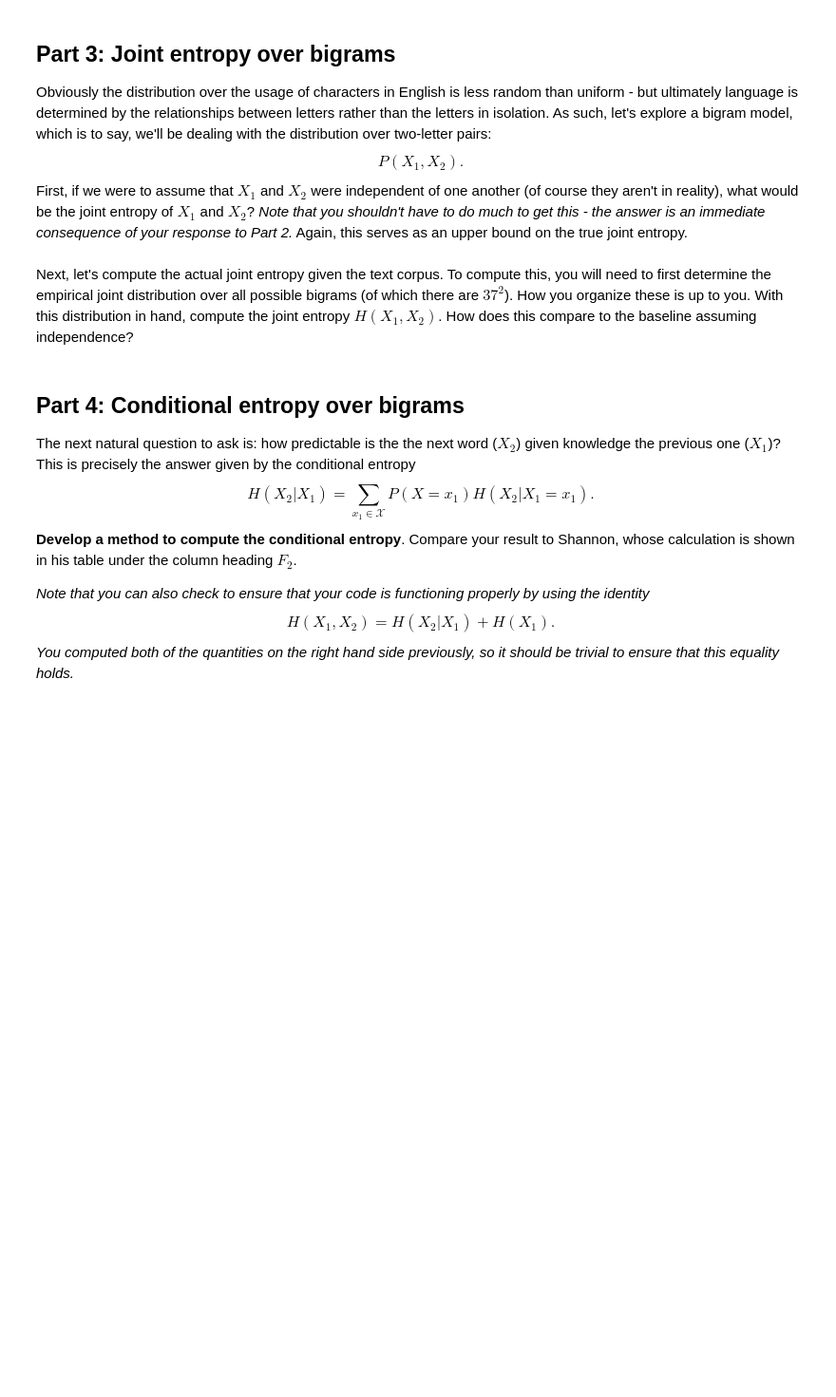
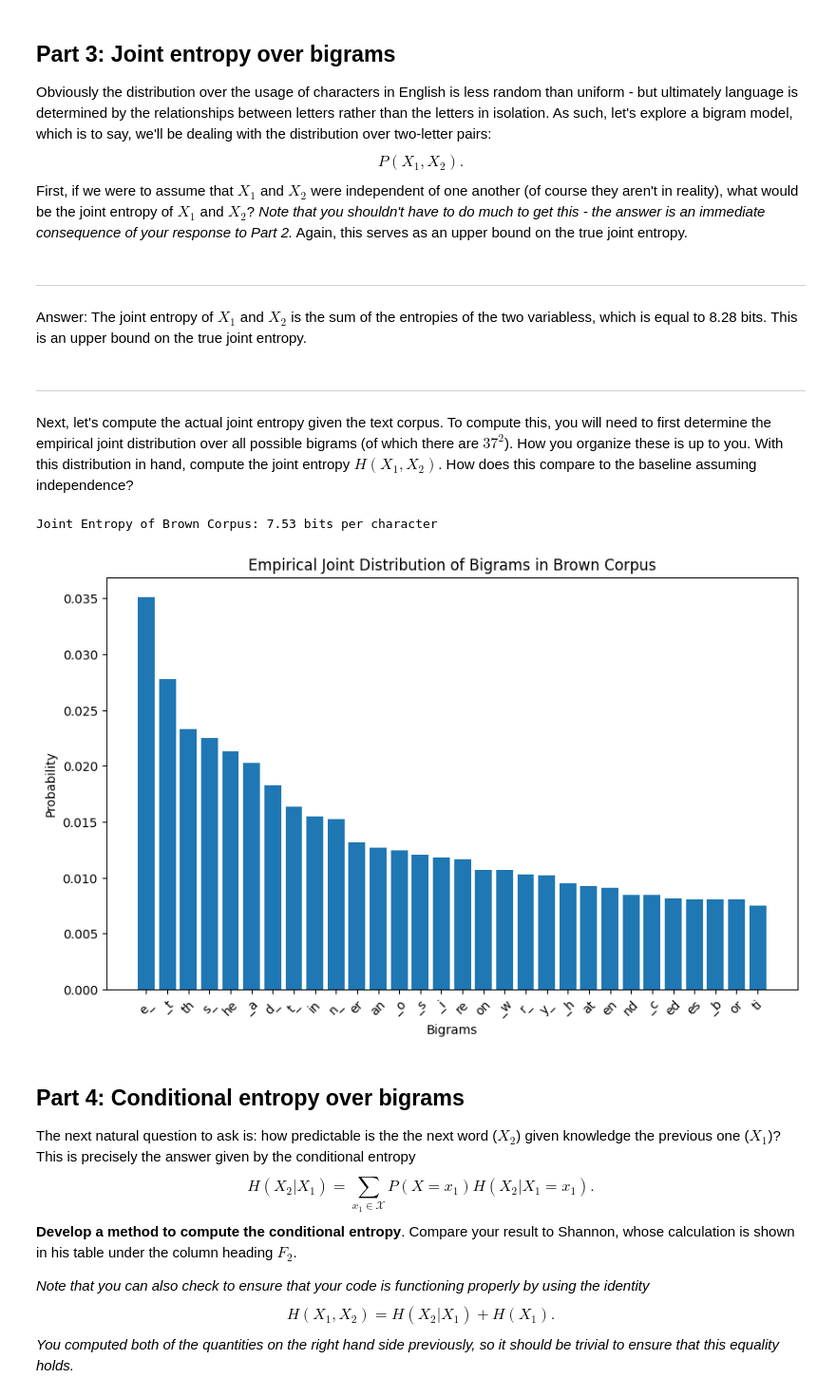
Before and after one commit to cake-dev/InfoRandoClass, a Jupyter notebook: entropy/comp_a_3.ipynb, the cells around one changed output. Shown at 95% size. Cells and saved outputs as stored; diff of their text form; code cells hidden in the pictures; blank space fills up the shorter version.

```diff
--- a/entropy/comp_a_3.ipynb
+++ b/entropy/comp_a_3.ipynb
@@ -38,8 +100,59 @@ Claude Shannon also computed this number (for a different corpus) and published
 Obviously the distribution over the usage of characters in English is less random than uniform - but ultimately language is determined by the relationships between letters rather than the letters in isolation.  As such, let's explore a bigram model, which is to say, we'll be dealing with the distribution over two-letter pairs:
 $$P(X_1,X_2).$$
 First, if we were to assume that $X_1$ and $X_2$ were independent of one another (of course they aren't in reality), what would be the joint entropy of $X_1$ and $X_2$? *Note that you shouldn't have to do much to get this - the answer is an immediate consequence of your response to Part 2.* Again, this serves as an upper bound on the true joint entropy.
+# %% [markdown]
+---
+Answer: The joint entropy of $X_1$ and $X_2$ is the sum of the entropies of the two variabless, which is equal to 8.28 bits.  This is an upper bound on the true joint entropy.
+# %% [markdown]
+---
 # %% [markdown]
 Next, let's compute the actual joint entropy given the text corpus.  To compute this, you will need to first determine the empirical joint distribution over all possible bigrams (of which there are $37^2$).  How you organize these is up to you.  With this distribution in hand, compute the joint entropy $H(X_1,X_2)$.  How does this compare to the baseline assuming independence?
+# %%
+def compute_empirical_joint_distribution(text):
+    # count the occurrences of each bigram
+    bigram_counts = {}
+    for i in range(len(text) - 1):
+        bigram = text[i:i + 2]
+        if len(bigram) == 2:
+            if bigram not in bigram_counts:
+                bigram_counts[bigram] = 0
+            bigram_counts[bigram] += 1
+
+    # calc total number of bigrams
+    total_count = sum(bigram_counts.values())
+
+    # calc empirical joint distribution
+    empirical_joint_distribution = {bigram: count / total_count for bigram, count in bigram_counts.items()}
+
+    return empirical_joint_distribution, bigram_counts
+def compute_joint_entropy(empirical_joint_distribution):
+    # calc joint entropy (same as before)
+    joint_entropy = -sum(p * np.log2(p) for p in empirical_joint_distribution.values() if p > 0) # sum over non-zero probabilities
+    return joint_entropy
+def plot_empirical_joint_distribution(empirical_joint_distribution):
+    # plots the empirical joint distribution
+    # replace spaces with '_'
+    temp_empirical_joint_distribution = {bigram.replace(' ', '_'): prob for bigram, prob in empirical_joint_distribution.items()}
+    # plot the top N bigrams only
+    n_top = 30
+    sorted_bigrams = sorted(temp_empirical_joint_distribution.items(), key=lambda x: x[1], reverse=True)[:n_top]
+    bigrams, probabilities = zip(*sorted_bigrams)
+    plt.figure(figsize=(10, 6))
+    plt.bar(bigrams, probabilities)
+    plt.xlabel('Bigrams')
+    plt.ylabel('Probability')
+    plt.title('Empirical Joint Distribution of Bigrams in Brown Corpus')
+    plt.xticks(rotation=45)
+    plt.show()
+
+empirical_joint_distribution_brown, bigrams = compute_empirical_joint_distribution(text_brown)
+joint_entropy_brown = compute_joint_entropy(empirical_joint_distribution_brown)
+print(f"Joint Entropy of Brown Corpus: {joint_entropy_brown:.2f} bits per character")
+# plot
+plot_empirical_joint_distribution(empirical_joint_distribution_brown)
+# %% [output]
+Joint Entropy of Brown Corpus: 7.53 bits per character
+[figure, added]
 # %% [markdown]
 ## Part 4: Conditional entropy over bigrams
 The next natural question to ask is: how predictable is the the next word ($X_2$) given knowledge the previous one ($X_1$)?  This is precisely the answer given by the conditional entropy
```
Also changed, not shown: parts of 10 cells of this notebook, 1 other file.
